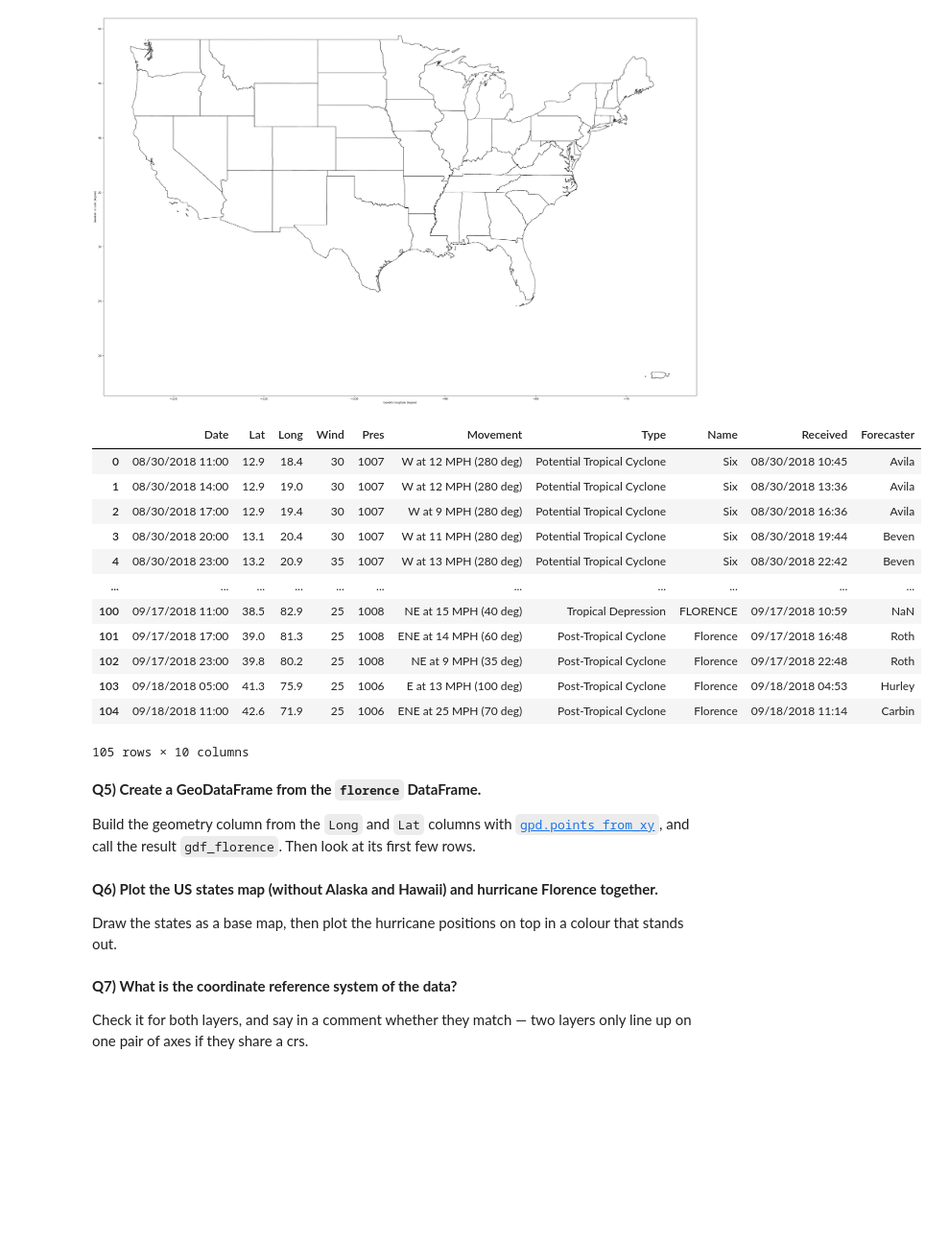
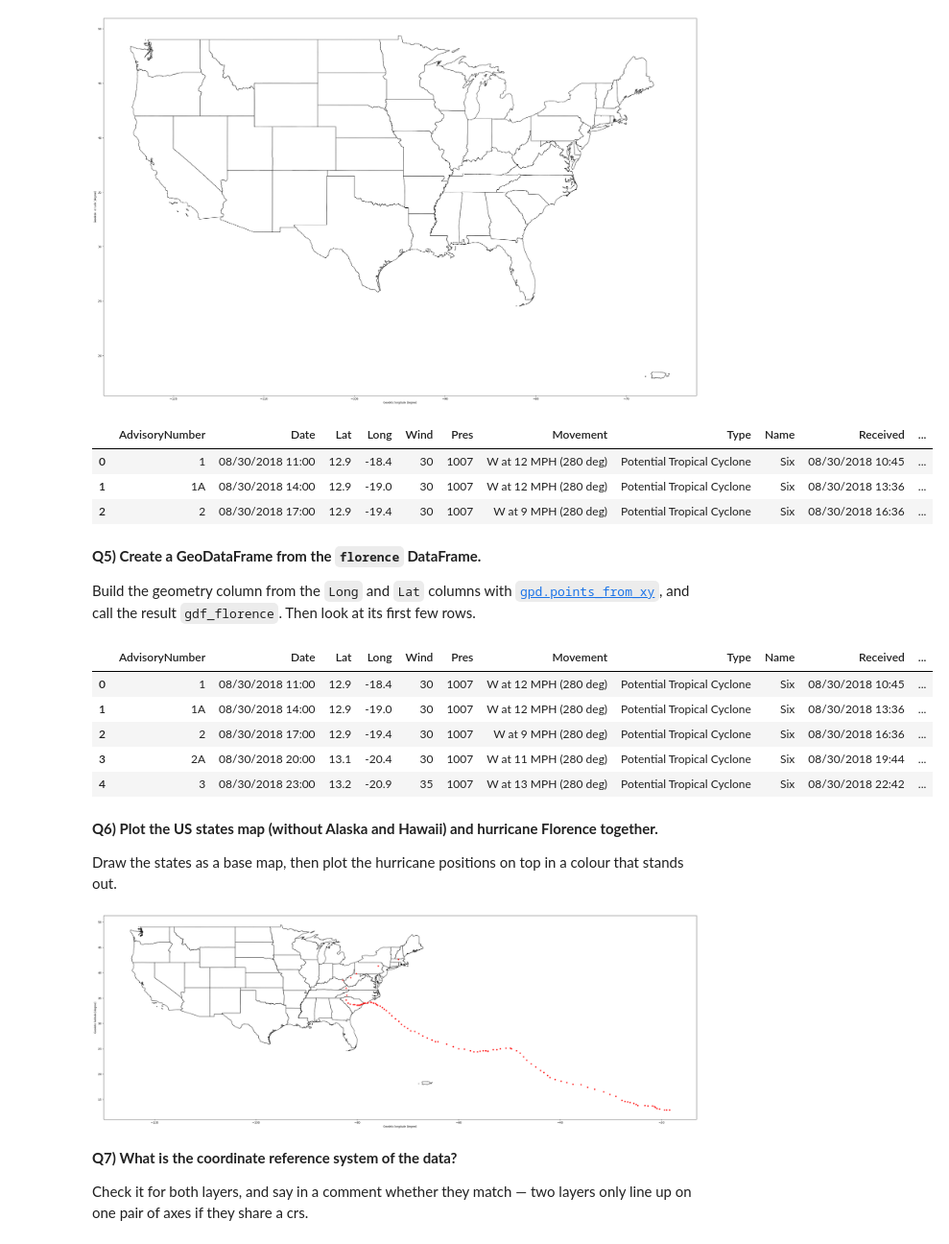
Before and after one commit to Rouliiane/2026_Intro_Python, a Jupyter notebook: part-I/1.6-geospatial-vector-data-environmental-exercises.ipynb, the cells around one changed output. Shown at 96% size. Drawn from its saved outputs; the diff is of its cells as text; code cells hidden in the pictures; blank space fills up the shorter version.

```diff
--- a/part-I/1.6-geospatial-vector-data-environmental-exercises.ipynb
+++ b/part-I/1.6-geospatial-vector-data-environmental-exercises.ipynb
@@ -121,36 +121,30 @@ plt.show()
 # %%
 # Pre-supplied: read in the hurricane Florence data, drop the advisory bookkeeping columns,
 # fix the longitude sign, and have a look at the dataframe.
 # The Long column holds a positive "degrees west" magnitude, not a signed longitude -- a common
 # quirk of NHC advisory data.
 
 track_path = pooch.retrieve(
     url="https://raw.githubusercontent.com/gse-unil/2026_MLEES_book/main/data/part-I/florence.csv",
     known_hash="sha256:385691583ee41682a1c905e042c56ea362609fb04645934bdda7911c55c8b63f",
     fname="florence.csv",
     path=pooch.os_cache("mlees"),
 )
 
 track = pd.read_csv(track_path)
 
 track.columns
 
 track.head(3)
 track.drop(columns=["AdvisoryNumber"])
+
+track["Long"] = -track["Long"]
+track.head(3)
 # %% [output]
-|  | Date | Lat | Long | Wind | Pres | Movement | Type | Name | Received | Forecaster |
-| 0 | 08/30/2018 11:00 | 12.9 | 18.4 | 30 | 1007 | W at 12 MPH (280 deg) | Potential Tropical Cyclone | Six | 08/30/2018 10:45 | Avila |
-| 1 | 08/30/2018 14:00 | 12.9 | 19.0 | 30 | 1007 | W at 12 MPH (280 deg) | Potential Tropical Cyclone | Six | 08/30/2018 13:36 | Avila |
-| 2 | 08/30/2018 17:00 | 12.9 | 19.4 | 30 | 1007 | W at 9 MPH (280 deg) | Potential Tropical Cyclone | Six | 08/30/2018 16:36 | Avila |
-| 3 | 08/30/2018 20:00 | 13.1 | 20.4 | 30 | 1007 | W at 11 MPH (280 deg) | Potential Tropical Cyclone | Six | 08/30/2018 19:44 | Beven |
-| 4 | 08/30/2018 23:00 | 13.2 | 20.9 | 35 | 1007 | W at 13 MPH (280 deg) | Potential Tropical Cyclone | Six | 08/30/2018 22:42 | Beven |
-| ... | ... | ... | ... | ... | ... | ... | ... | ... | ... | ... |
-| 100 | 09/17/2018 11:00 | 38.5 | 82.9 | 25 | 1008 | NE at 15 MPH (40 deg) | Tropical Depression | FLORENCE | 09/17/2018 10:59 | NaN |
-| 101 | 09/17/2018 17:00 | 39.0 | 81.3 | 25 | 1008 | ENE at 14 MPH (60 deg) | Post-Tropical Cyclone | Florence | 09/17/2018 16:48 | Roth |
-| 102 | 09/17/2018 23:00 | 39.8 | 80.2 | 25 | 1008 | NE at 9 MPH (35 deg) | Post-Tropical Cyclone | Florence | 09/17/2018 22:48 | Roth |
-| 103 | 09/18/2018 05:00 | 41.3 | 75.9 | 25 | 1006 | E at 13 MPH (100 deg) | Post-Tropical Cyclone | Florence | 09/18/2018 04:53 | Hurley |
-| 104 | 09/18/2018 11:00 | 42.6 | 71.9 | 25 | 1006 | ENE at 25 MPH (70 deg) | Post-Tropical Cyclone | Florence | 09/18/2018 11:14 | Carbin |
+|  | AdvisoryNumber | Date | Lat | Long | Wind | Pres | Movement | Type | Name | Received | ... |
+| 0 | 1 | 08/30/2018 11:00 | 12.9 | -18.4 | 30 | 1007 | W at 12 MPH (280 deg) | Potential Tropical Cyclone | Six | 08/30/2018 10:45 | ... |
+| 1 | 1A | 08/30/2018 14:00 | 12.9 | -19.0 | 30 | 1007 | W at 12 MPH (280 deg) | Potential Tropical Cyclone | Six | 08/30/2018 13:36 | ... |
+| 2 | 2 | 08/30/2018 17:00 | 12.9 | -19.4 | 30 | 1007 | W at 9 MPH (280 deg) | Potential Tropical Cyclone | Six | 08/30/2018 16:36 | ... |
-105 rows × 10 columns
 # %% [markdown]
 **Q5) Create a GeoDataFrame from the `florence` DataFrame.**
 
@@ -159,6 +153,22 @@ Build the geometry column from the `Long` and `Lat` columns with
 and call the result `gdf_florence`. Then look at its first few rows.
 # %%
 # Create a geodataframe from the hurricane florence dataframe
+
+import geopandas as gpd
+
+gdf_track = gpd.GeoDataFrame(
+    track,
+    geometry=gpd.points_from_xy(track["Long"], track["Lat"])
+)
+
+gdf_track.head()
+# %% [output]
+|  | AdvisoryNumber | Date | Lat | Long | Wind | Pres | Movement | Type | Name | Received | ... |
+| 0 | 1 | 08/30/2018 11:00 | 12.9 | -18.4 | 30 | 1007 | W at 12 MPH (280 deg) | Potential Tropical Cyclone | Six | 08/30/2018 10:45 | ... |
+| 1 | 1A | 08/30/2018 14:00 | 12.9 | -19.0 | 30 | 1007 | W at 12 MPH (280 deg) | Potential Tropical Cyclone | Six | 08/30/2018 13:36 | ... |
+| 2 | 2 | 08/30/2018 17:00 | 12.9 | -19.4 | 30 | 1007 | W at 9 MPH (280 deg) | Potential Tropical Cyclone | Six | 08/30/2018 16:36 | ... |
+| 3 | 2A | 08/30/2018 20:00 | 13.1 | -20.4 | 30 | 1007 | W at 11 MPH (280 deg) | Potential Tropical Cyclone | Six | 08/30/2018 19:44 | ... |
+| 4 | 3 | 08/30/2018 23:00 | 13.2 | -20.9 | 35 | 1007 | W at 13 MPH (280 deg) | Potential Tropical Cyclone | Six | 08/30/2018 22:42 | ... |
 # %% [markdown]
 **Q6) Plot the US states map (without Alaska and Hawaii) and hurricane Florence together.**
 
@@ -169,3 +177,20 @@ out.
+# %%
+# Plot to see the hurricane overlay the US map, with the hurricane position on top
+
+states_filtered = country[~country["NAME"].isin(["Alaska", "Hawaii"])]
+
+fig, ax = plt.subplots(1, 1, figsize=(30, 20))
+
+# Plot the US states
+states_filtered.plot(ax=ax, color='white', edgecolor='black')
+
+# Plot the hurricane track on top in red
+gdf_track.plot(ax=ax, color='red', markersize=15, label='Hurricane Florence')
+
+fig.tight_layout()
+plt.show()
+# %% [output]
+[figure, added]
 # %% [markdown]
 **Q7) What is the coordinate reference system of the data?**
 
```
Also changed, not shown: parts of 5 cells of this notebook.
